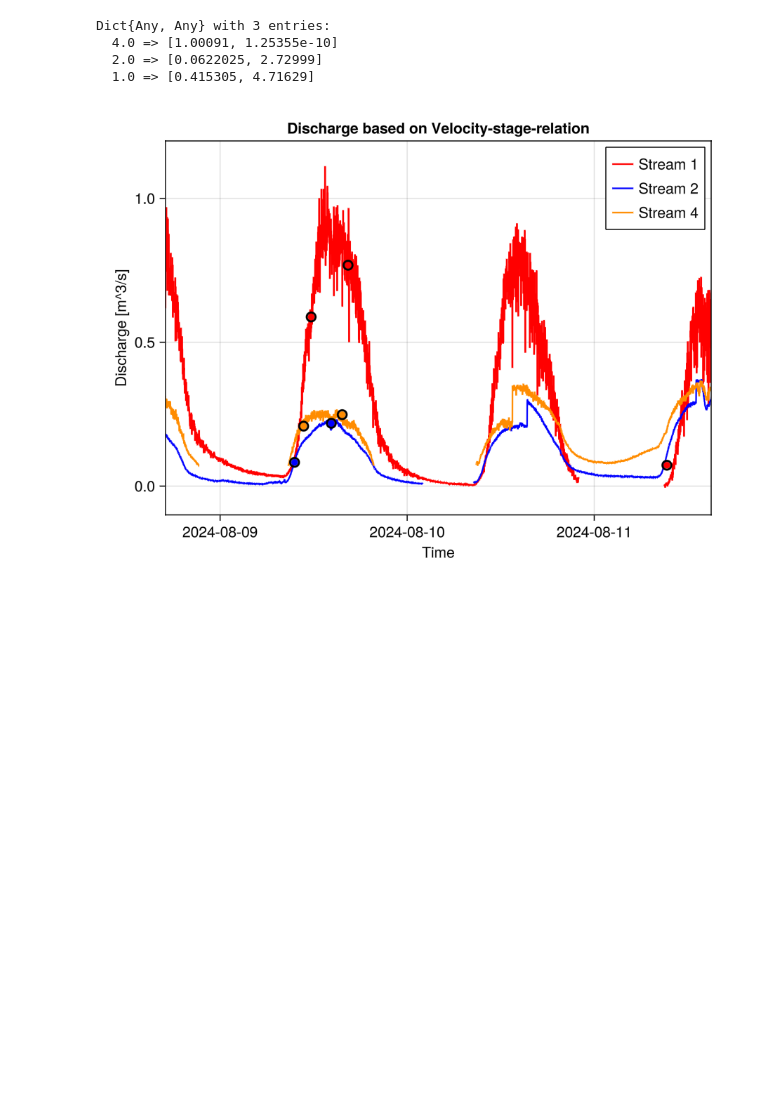
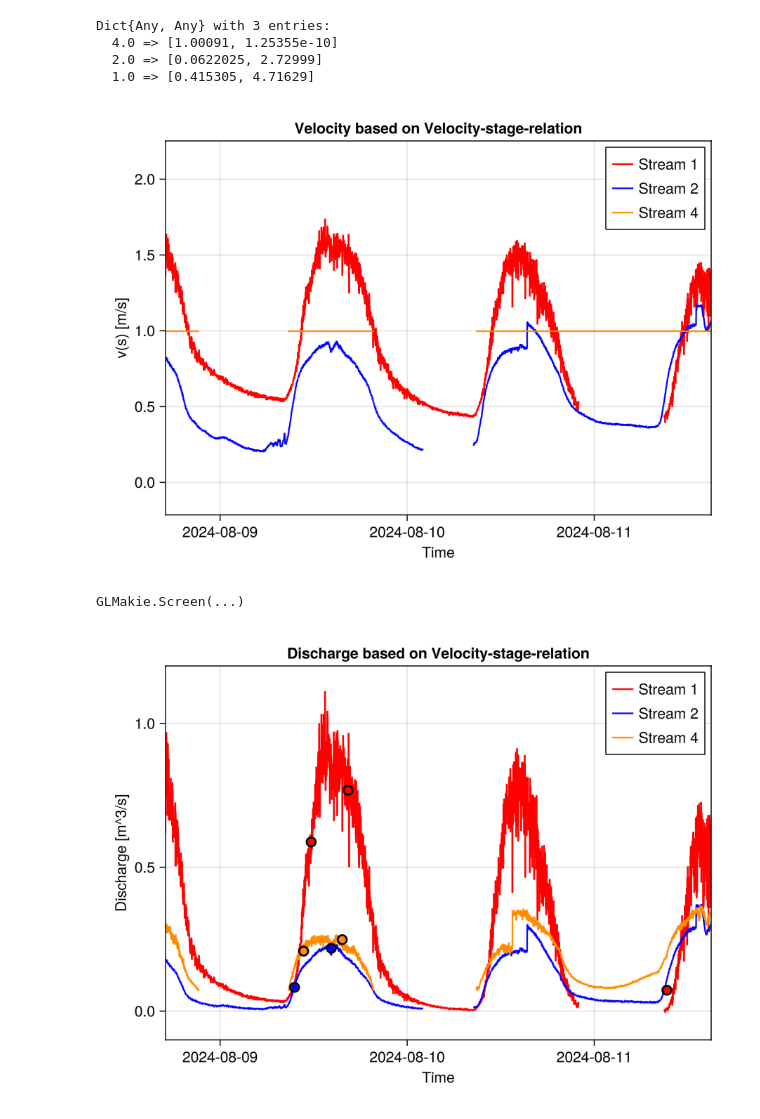
Before and after one commit to cherold01/SupraglacialStreamsAletsch, a Jupyter notebook: notebooks/5_further_work.ipynb, the cells around one changed output. Saved outputs shown, nothing was run; the diff lists cells and outputs as text; code cells hidden in the pictures; blank space fills up the shorter version.

```diff
--- a/notebooks/5_further_work.ipynb
+++ b/notebooks/5_further_work.ipynb
@@ -432,4 +432,31 @@ Dict{Any, Any} with 3 entries:
 w1 = (2.329996920899196 + 2.2082497626135904)/2
 w2 = (0.7236559574918282 + 0.8310271594893037)/2
 w4 = (1.9109230779596766 + 1.6494568690486626)/2;
+# %%
+#calculate v(s) with the parameters from the linear fit
+# and plot Timeline of v(s)
+
+v1 = vs_rel_fn_param[1.0][1] .+ vs_rel_fn_param[1.0][2].*sq1[:s]
+v2 = vs_rel_fn_param[2.0][1] .+ vs_rel_fn_param[2.0][2].*sq2[:s]
+v4 = vs_rel_fn_param[4.0][1] .+ vs_rel_fn_param[4.0][2].*sq4[:s]
+
+#plot
+fig = Figure()
+colors = [:red, :blue, :green, :darkorange, :pink]
+ax = Axis(fig[1,1], title = "Velocity based on Velocity-stage-relation", xlabel = "Time", ylabel = "v(s) [m/s]")
+lines!(ax, sq1[:t], v1, label = "Stream 1", color = colors[1])
+lines!(ax, sq2[:t], v2, label = "Stream 2", color = colors[2])
+lines!(ax, sq4[:t], v4, label = "Stream 4", color = colors[4])
+
+
+xmin = DateTime(2024, 8, 8, 17, 00, 0)
+xmax = DateTime(2024, 8, 11, 15, 00, 0)
+xlims!(ax, xmin, xmax)
+#ylims!(ax, -0.1, 1.2)
+
+axislegend(ax, position = :rt)
+display(fig)
+# %% [output]
+[figure, added]
+GLMakie.Screen(...)
 # %%
```
Also changed, not shown: parts of 1 cell of this notebook, 4 other files.
